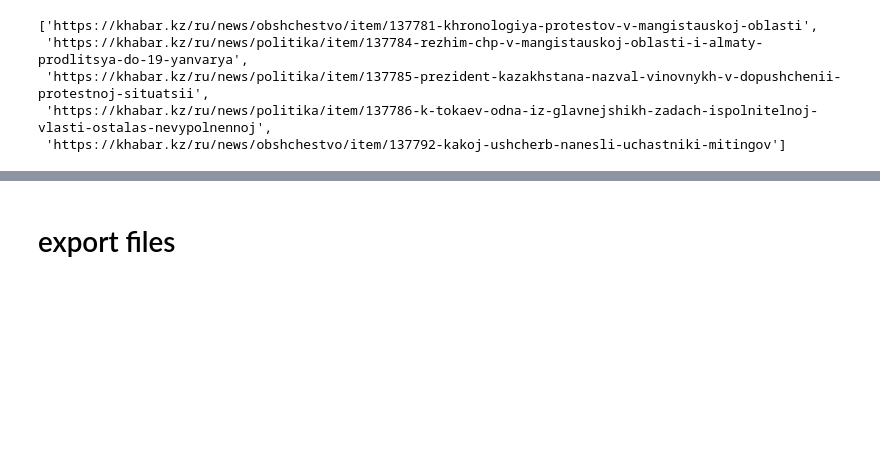
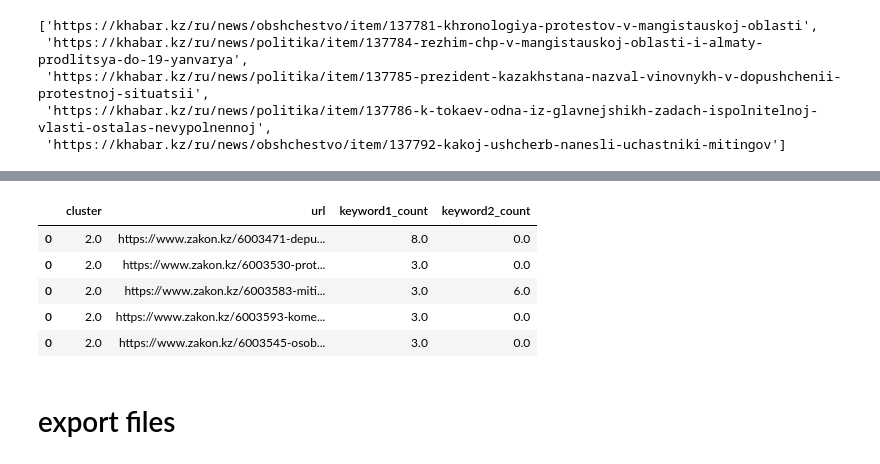
Before and after one commit to seouljake/kz-qandy-qantar, a Jupyter notebook: scripts/select articles by cluster keywords.ipynb, the cells around one changed output, grey strips where cells are left out. Drawn from its saved outputs; the diff is of its cells as text; code cells hidden in the pictures; blank space fills up the shorter version.

```diff
--- a/scripts/select articles by cluster keywords.ipynb
+++ b/scripts/select articles by cluster keywords.ipynb
@@ -152,0 +191,3 @@ response.text
+# %%
+# analyze Cluster 2 articles
+cluster2_df = analyze_keywords_by_cluster(2,cluster2_url[0:5],keywords1,keywords2)
@@ -153,2 +203,11 @@ response.text
+# %%
+cluster2_df
+# %% [output]
+|  | cluster | url | keyword1_count | keyword2_count |
+| 0 | 2.0 | https://www.zakon.kz/6003471-depu... | 8.0 | 0.0 |
+| 0 | 2.0 | https://www.zakon.kz/6003530-prot... | 3.0 | 0.0 |
+| 0 | 2.0 | https://www.zakon.kz/6003583-miti... | 3.0 | 6.0 |
+| 0 | 2.0 | https://www.zakon.kz/6003593-kome... | 3.0 | 0.0 |
+| 0 | 2.0 | https://www.zakon.kz/6003545-osob... | 3.0 | 0.0 |
 # %% [markdown]
 # export files
```
Also changed, not shown: parts of 10 cells of this notebook, 2 other files.
